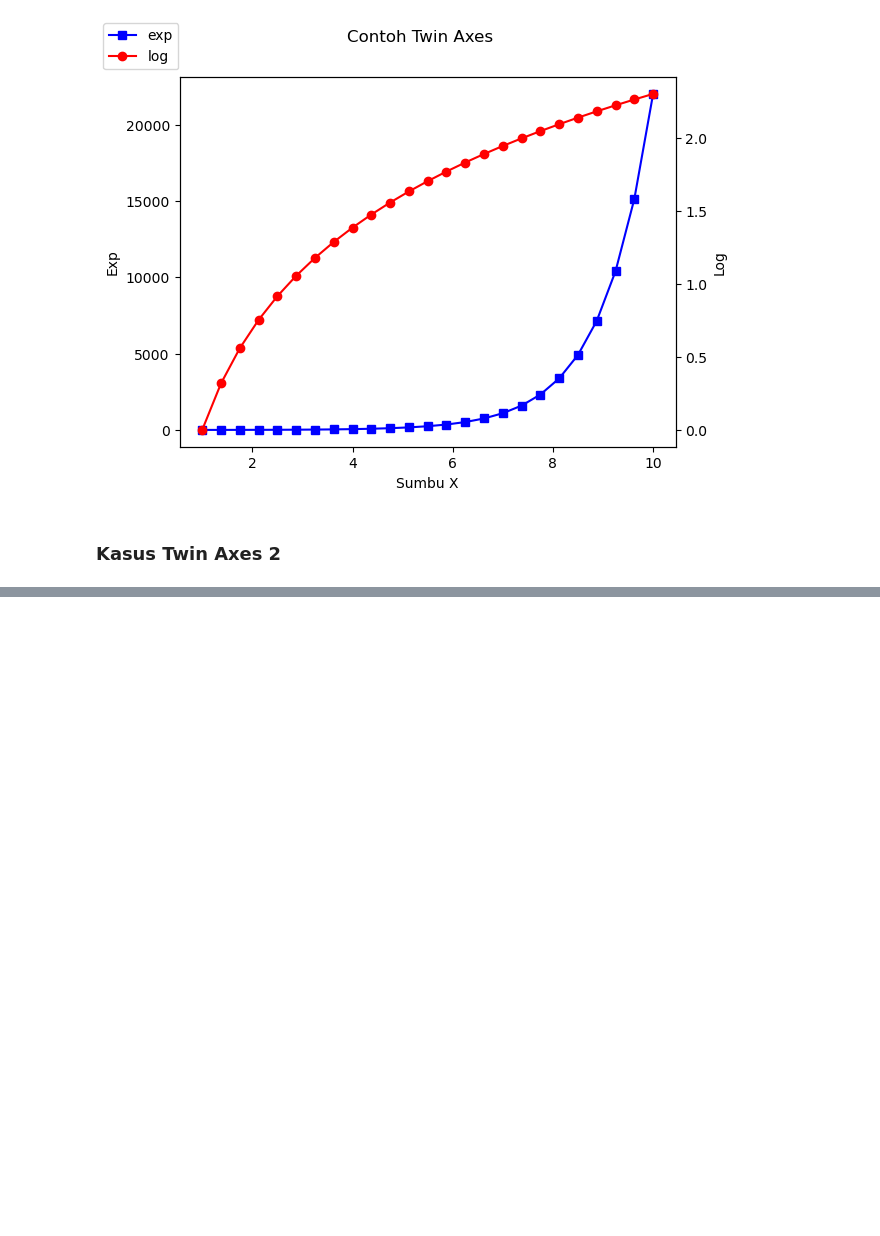
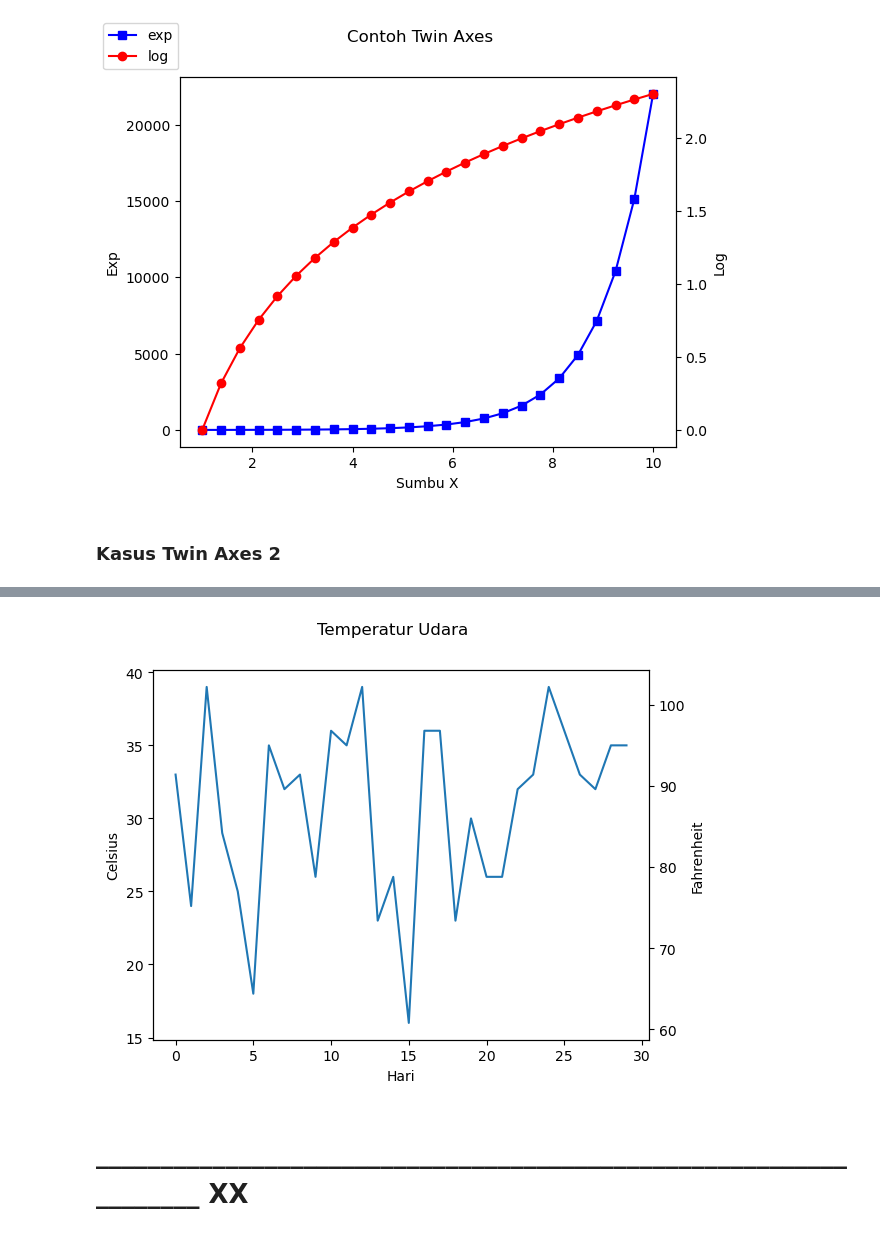
Before and after one commit to Edy-Mochamad/Learn-visualization-data, a Jupyter notebook: pengenalan-Matplotlib.ipynb, the cells around one changed output, grey strips where cells are left out. Saved outputs shown, nothing was run; the diff lists cells and outputs as text; code cells hidden in the pictures; blank space fills up the shorter version.

```diff
--- a/pengenalan-Matplotlib.ipynb
+++ b/pengenalan-Matplotlib.ipynb
@@ -1098,0 +1099,25 @@ array([23, 22, 22, 23, 37, 27, 33, 29, 31, 25, 36, 18, 22, 21, 30, 38, 30,
+# %%
+def C2F(celsius = 0):
+    return(celsius * 1.8) + 32
+
+def konversiSumbu(ax1):
+    y1, y2 = ax1.get_ylim()
+    ax2.set_ylim(C2F(y1), C2F(y2))
+    ax2.figure.canvas.draw()
+
+fig, ax1 = plt.subplots()
+ax2 = ax1.twinx()
+
+ax1.callbacks.connect('ylim_changed', konversiSumbu)
+ax1.plot(x)
+
+ax1.set_xlabel('Hari')
+ax1.set_ylabel('Celsius')
+ax2.set_ylabel('Fahrenheit')
+
+fig.suptitle('Temperatur Udara')
+plt.show()
+# %% [output]
+[figure, added]
+# %% [markdown]
+# **__________________________________________________________________ XX**
```
Also changed, not shown: parts of 1 cell of this notebook.
